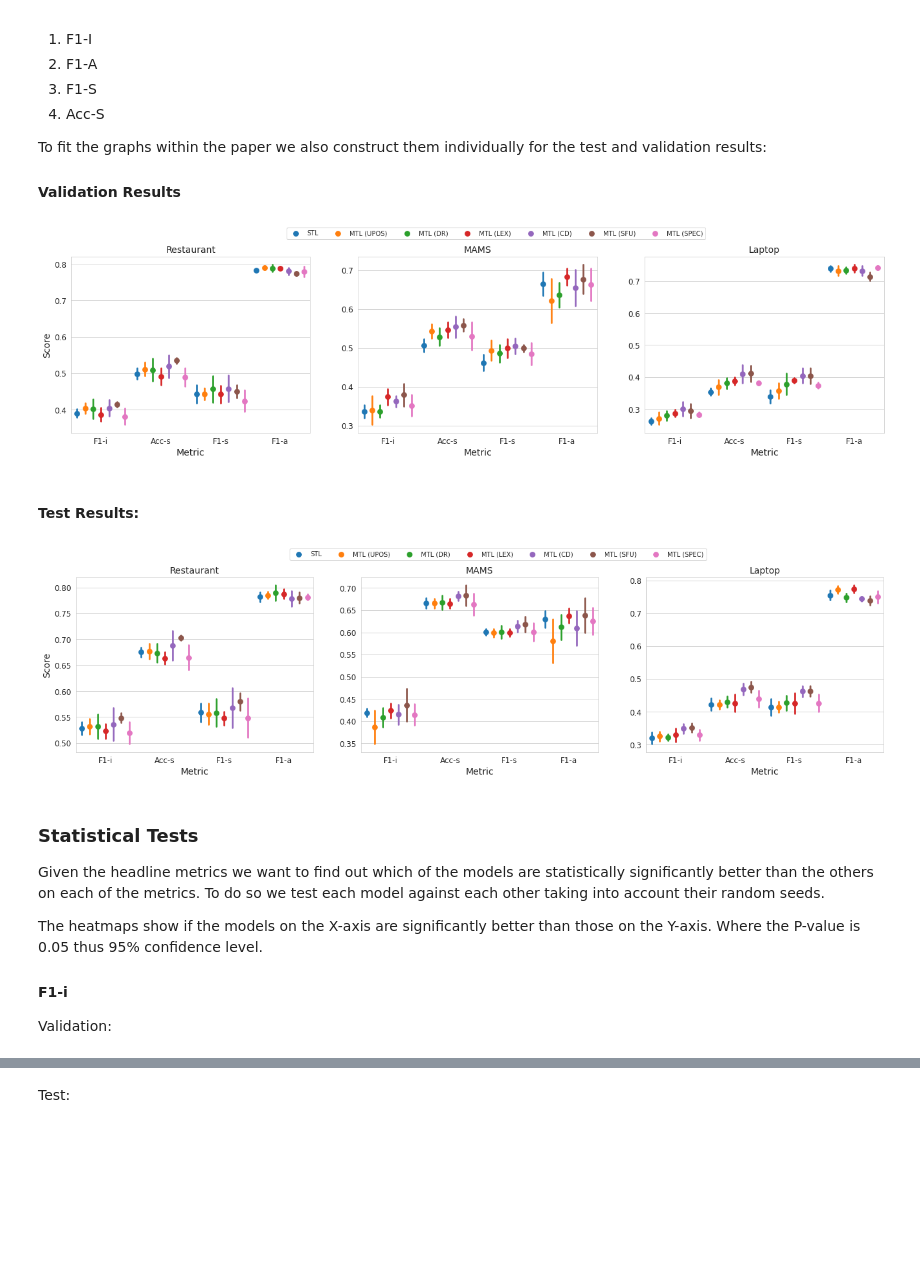
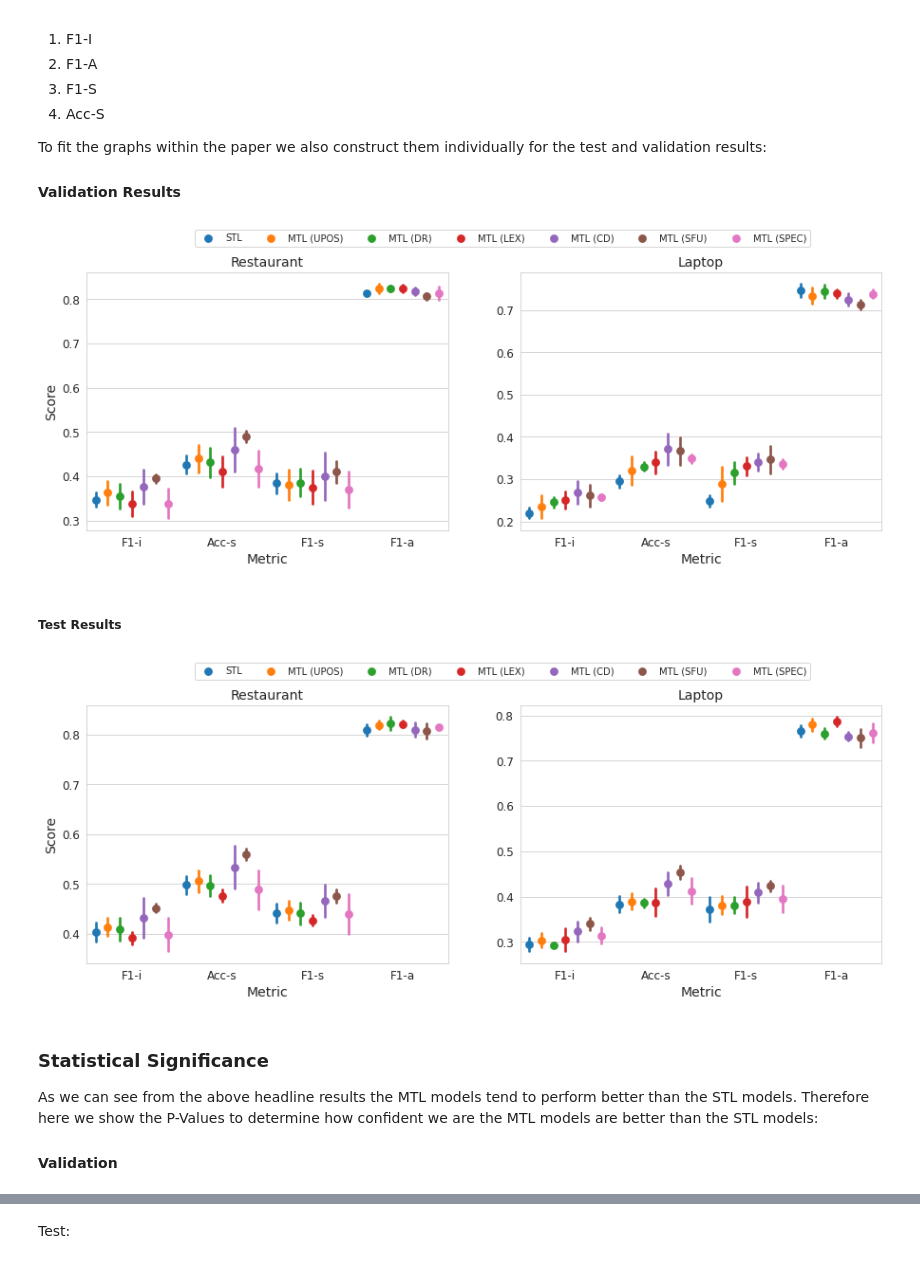
Before and after one commit to jerbarnes/multitask_negation_for_targeted_sentiment, a Jupyter notebook: notebooks/Negation_Evaluation.ipynb, the cells around one changed output, grey strips where cells are left out. Cells and saved outputs as stored; diff of their text form; code cells hidden in the pictures; blank space fills up the shorter version.

Commit message:
Negation only results

```diff
--- a/notebooks/Negation_Evaluation.ipynb
+++ b/notebooks/Negation_Evaluation.ipynb
@@ -284,6 +321,7 @@ Before any of the analysis can be done the data needs to be loaded and the metri
 # %%
-negation_results_df = pd.DataFrame(get_negated_data(False))
-not_metric_cols = ['Model', 'Dataset', 'Run', 'Split']
+all_negation_results_df = pd.DataFrame(get_negated_data(True, cwr=False))
+negation_results_df = all_negation_results_df[all_negation_results_df['Dataset']!='MAMS']
+not_metric_cols = ['Model', 'Dataset', 'Run', 'Split', 'CWR']
 metric_cols = [col_name for col_name in negation_results_df.columns.tolist()
                if col_name not in not_metric_cols]
 negation_results_df = pd.melt(negation_results_df, id_vars=not_metric_cols,
@@ -363,24 +401,20 @@ To fit the graphs within the paper we also construct them individually for the t
 # %%
 headline_metric_order = ['F1-i','F1-a','F1-s', 'Acc-s']
 headline_results = negation_results_df[negation_results_df['Metric'].isin(headline_metric_order)]
 validation_headline_results = headline_results[headline_results['Split']=='Validation']
-_ = create_triple_plot(validation_headline_results)
+_ = create_twin_plot(validation_headline_results)
 # %% [output]
-[figure, old version]
+[figure, new version]
 # %% [markdown]
-#### Test Results:
+##### Test Results
 # %%
 test_headline_results = headline_results[headline_results['Split']=='Test']
-_ = create_triple_plot(test_headline_results)
+_ = create_twin_plot(test_headline_results)
 # %% [output]
-[figure, old version]
+[figure, new version]
-# %% [markdown]
-### Statistical Tests
-
-Given the headline metrics we want to find out which of the models are statistically significantly better than the others on each of the metrics. To do so we test each model against each other taking into account their random seeds.
-
-The heatmaps show if the models on the X-axis are significantly better than those on the Y-axis. Where the P-value is 0.05 thus 95% confidence level.
-
-#### F1-i
-
-Validation:
+# %% [markdown]
+### Statistical Significance
+
+As we can see from the above headline results the MTL models tend to perform better than the STL models. Therefore here we show the P-Values to determine how confident we are the MTL models are better than the STL models:
+
+#### Validation
```
Also changed, not shown: parts of 63 cells of this notebook.
